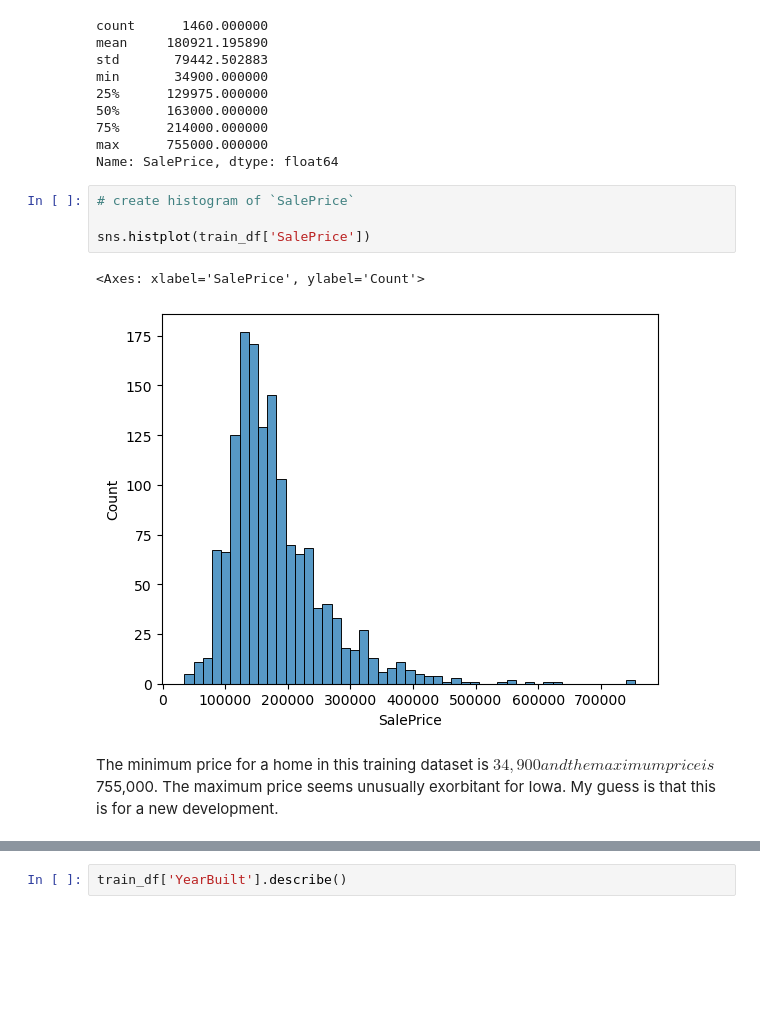
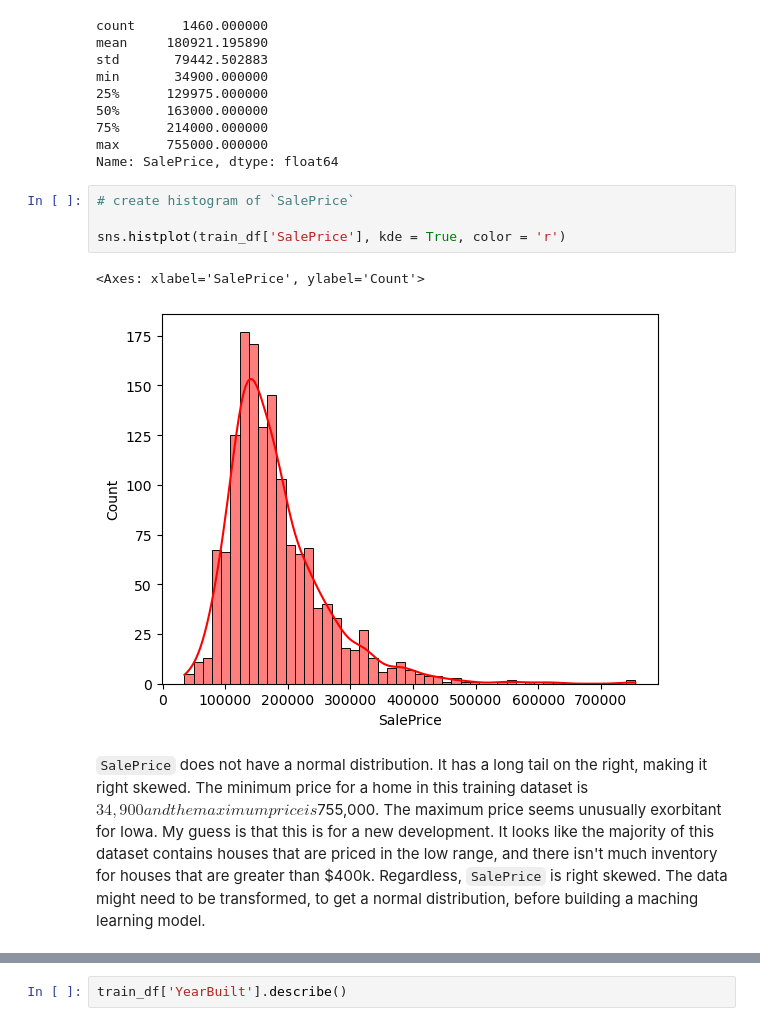
Before and after one commit to Jacqs395/House_Price, a Jupyter notebook: Code/eda.ipynb, the cells around one changed output, grey strips where cells are left out. Cells and saved outputs as stored; diff of their text form; blank space fills up the shorter version.

```diff
--- a/Code/eda.ipynb
+++ b/Code/eda.ipynb
@@ -156,9 +281,9 @@ Name: SalePrice, dtype: float64
 # %%
 # create histogram of `SalePrice`
 
-sns.histplot(train_df['SalePrice'])
+sns.histplot(train_df['SalePrice'], kde = True, color = 'r')
 # %% [output]
 <Axes: xlabel='SalePrice', ylabel='Count'>
-[figure, old version]
+[figure, new version]
 # %% [markdown]
-The minimum price for a home in this training dataset is $34,900 and the maximum price is $755,000. The maximum price seems unusually exorbitant for Iowa. My guess is that this is for a new development.
+`SalePrice` does not have a normal distribution. It has a long tail on the right, making it right skewed. The minimum price for a home in this training dataset is $34,900 and the maximum price is $755,000. The maximum price seems unusually exorbitant for Iowa. My guess is that this is for a new development. It looks like the majority of this dataset contains houses that are priced in the low range, and there isn't much inventory for houses that are greater than $400k. Regardless, `SalePrice` is right skewed. The data might need to be transformed, to get a normal distribution, before building a maching learning model.
```
Also changed, not shown: parts of 25 cells of this notebook.
